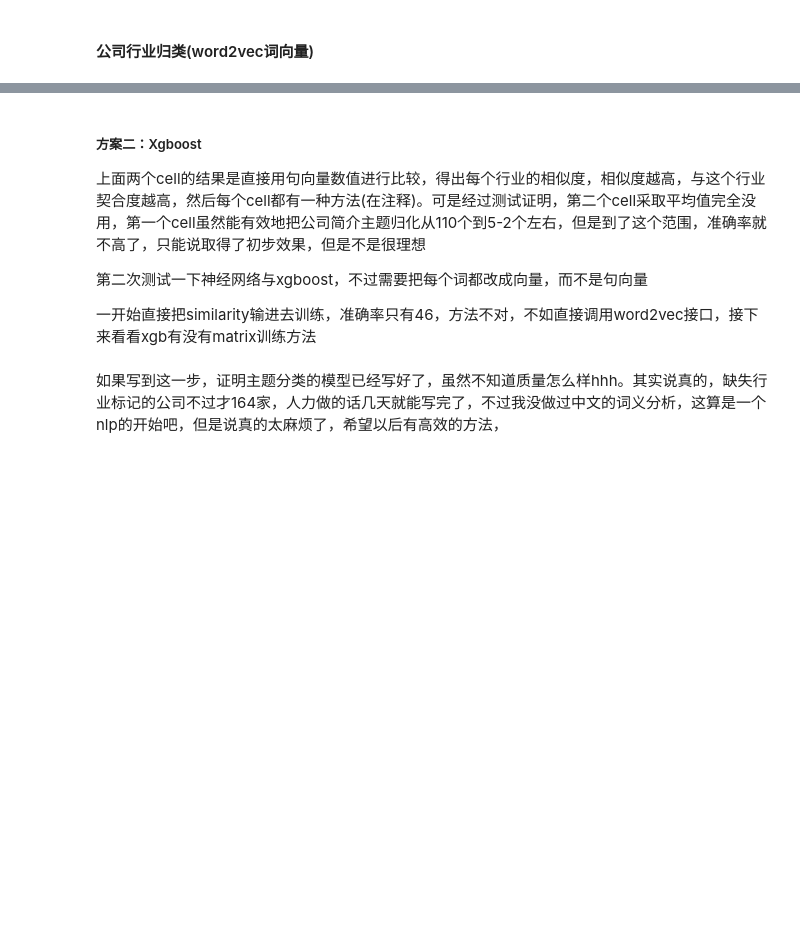
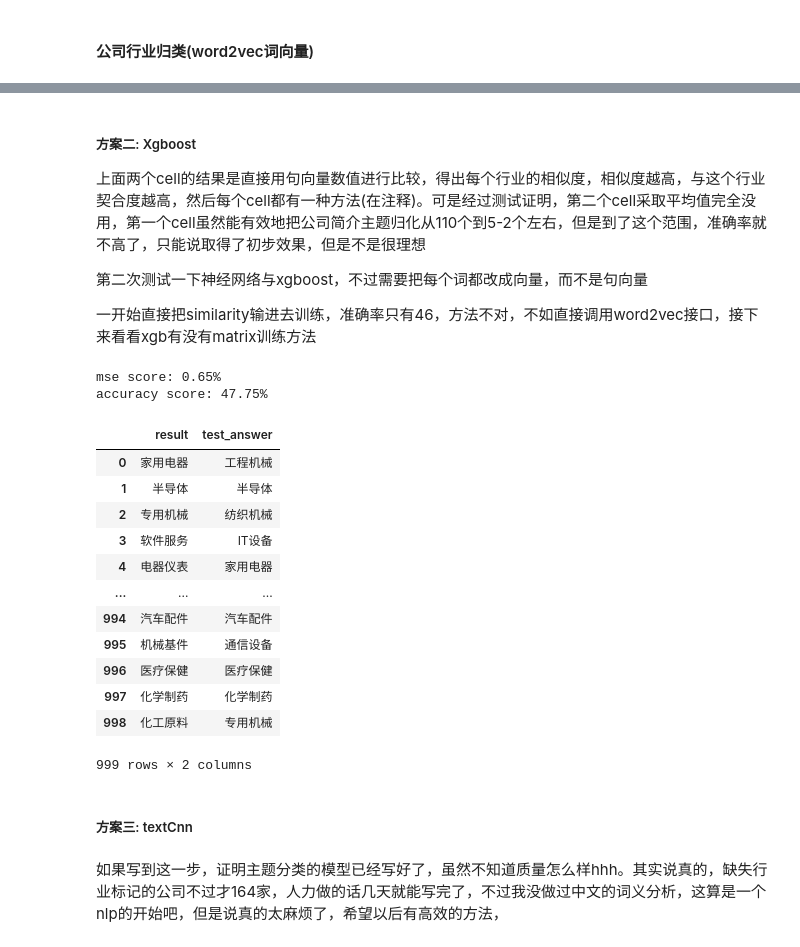
Before and after one commit to Tommyczc/stockMarketAnalysis, a Jupyter notebook: getStockData.ipynb, the cells around one changed output, grey strips where cells are left out. Saved outputs shown, nothing was run; the diff lists cells and outputs as text; code cells hidden in the pictures; blank space fills up the shorter version.

```diff
--- a/getStockData.ipynb
+++ b/getStockData.ipynb
@@ -507,5 +733,5 @@ for index, row in noneIndustryDF.iterrows():
 # %% [markdown]
-##### 方案二：Xgboost
+##### 方案二: Xgboost
 上面两个cell的结果是直接用句向量数值进行比较，得出每个行业的相似度，相似度越高，与这个行业契合度越高，然后每个cell都有一种方法(在注释)。可是经过测试证明，第二个cell采取平均值完全没用，第一个cell虽然能有效地把公司简介主题归化从110个到5-2个左右，但是到了这个范围，准确率就不高了，只能说取得了初步效果，但是不是很理想
 
 第二次测试一下神经网络与xgboost，不过需要把每个词都改成向量，而不是句向量
@@ -558,38 +785,57 @@ multioutputregressor = MultiOutputRegressor(xgb.XGBRegressor(max_depth=5,min_chi
 # %%
 ###todo 验证
 from sklearn import metrics
 def get_scores(preds,gt):
     # print ('AUC: %.4f' % metrics.roc_auc_score(gt,preds))
     print ('ACC: %.4f' % metrics.accuracy_score(gt,preds))
     print('macro')
     print( 'Recall: %.4f' % metrics.recall_score(y_test,preds,average='macro'))
     print( 'F1-score: %.4f' %metrics.f1_score(gt,preds,average='macro'))
     print( 'Precision: %.4f' %metrics.precision_score(gt,preds,average='macro'))
 
     print('\nmicro:')
     print( 'Recall: %.4f' % metrics.recall_score(y_test,preds,average='micro'))
     print( 'F1-score: %.4f' %metrics.f1_score(gt,preds,average='micro'))
     print( 'Precision: %.4f' %metrics.precision_score(gt,preds,average='micro'))
 
 
-check=multioutputregressor.predict(x_test)
+# check=multioutputregressor.predict(x_test)
+#
+# # get_scores(check,y_test)
+# mse = mean_squared_error(y_test, check)
+# print("mse score: {}%".format(round(mse*100,2)))
+#
+# result={"result":[j[0] for j in encoder.inverse_transform(check)],"test_answer":[j[0] for j in encoder.inverse_transform(y_test)]}
+#
+# result_check=pd.DataFrame(result)
+#
+# accurate_num=0
+# for index, element in enumerate(encoder.inverse_transform(y_test)):
+#     if element==encoder.inverse_transform(check)[index]:
+#         accurate_num+=1
+#
+# print("accuracy score: {}%".format(round((accurate_num/len(y_test))*100,2)))
+# result_check
 
-# get_scores(check,y_test)
-mse = mean_squared_error(y_test, check)
-print("mse score: {}%".format(round(mse*100,2)))
-
-result={"result":[j[0] for j in encoder.inverse_transform(check)],"test_answer":[j[0] for j in encoder.inverse_transform(y_test)]}
-
-result_check=pd.DataFrame(result)
-
-accurate_num=0
-for index, element in enumerate(encoder.inverse_transform(y_test)):
-    if element==encoder.inverse_transform(check)[index]:
-        accurate_num+=1
-
-print("accuracy score: {}%".format(round((accurate_num/len(y_test))*100,2)))
-result_check
 ### word2vec & xgboost 表现不是很好, mse:0.65%, 准确率 47%，不过个人认为方法完全错了
+# %% [output]
+mse score: 0.65%
+accuracy score: 47.75%
+|  | result | test_answer |
+| 0 | 家用电器 | 工程机械 |
+| 1 | 半导体 | 半导体 |
+| 2 | 专用机械 | 纺织机械 |
+| 3 | 软件服务 | IT设备 |
+| 4 | 电器仪表 | 家用电器 |
+| ... | ... | ... |
+| 994 | 汽车配件 | 汽车配件 |
+| 995 | 机械基件 | 通信设备 |
+| 996 | 医疗保健 | 医疗保健 |
+| 997 | 化学制药 | 化学制药 |
+| 998 | 化工原料 | 专用机械 |
+999 rows × 2 columns
+# %% [markdown]
+##### 方案三: textCnn
 # %% [markdown]
 如果写到这一步，证明主题分类的模型已经写好了，虽然不知道质量怎么样hhh。其实说真的，缺失行业标记的公司不过才164家，人力做的话几天就能写完了，不过我没做过中文的词义分析，这算是一个nlp的开始吧，但是说真的太麻烦了，希望以后有高效的方法，
 # %%
```
Also changed, not shown: parts of 28 cells of this notebook, 1 other file.
